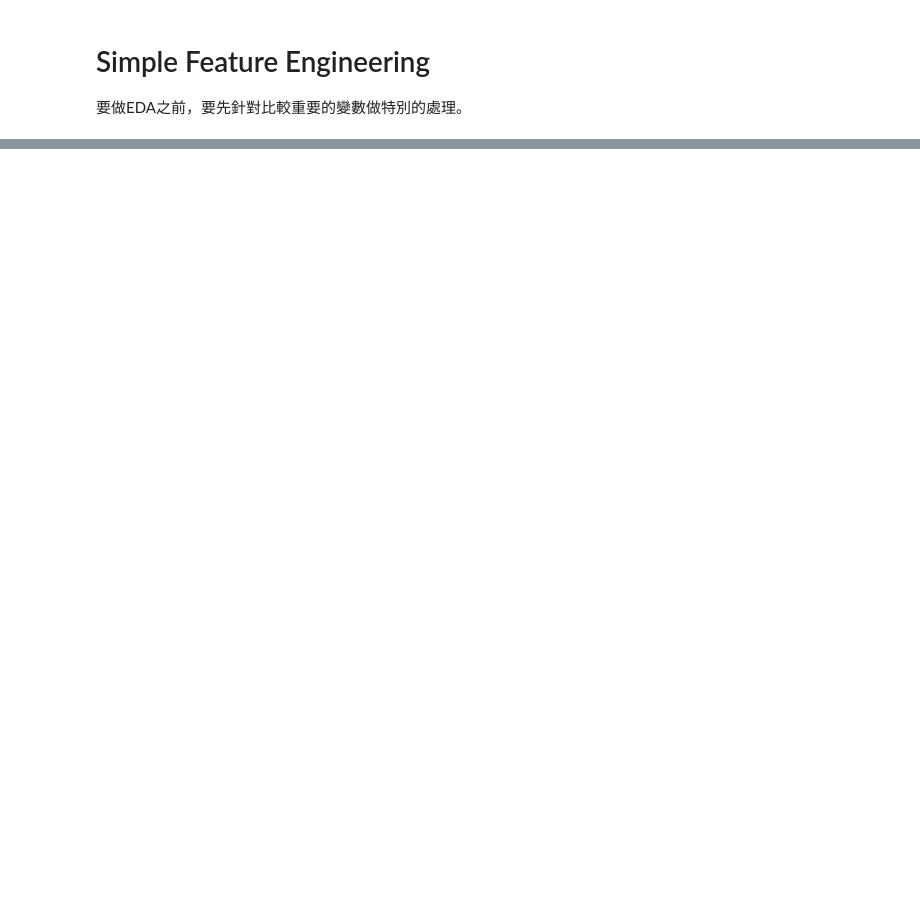
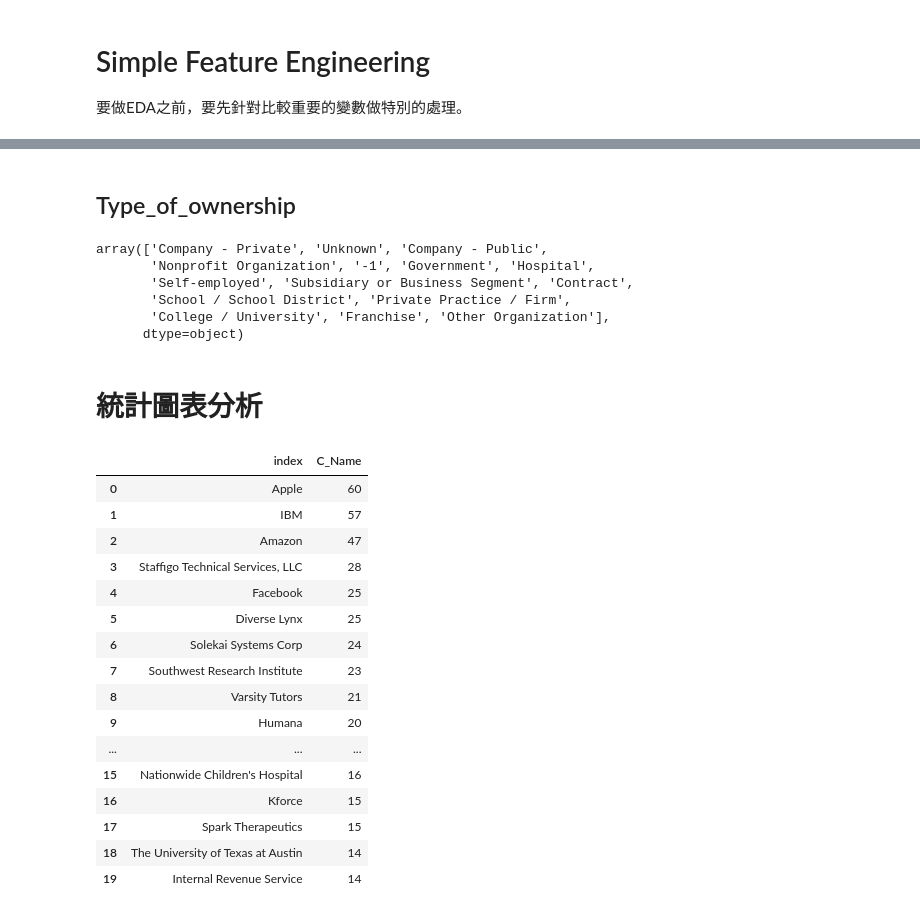
Before and after one commit to SCWangAllen/Interview_work, a Jupyter notebook: Q2_DataCleaning.ipynb, the cells around one changed output, grey strips where cells are left out. Drawn from its saved outputs; the diff is of its cells as text; code cells hidden in the pictures; blank space fills up the shorter version.

```diff
--- a/Q2_DataCleaning.ipynb
+++ b/Q2_DataCleaning.ipynb
@@ -128,0 +212,5 @@ df_final[['Salary_cond','Salary_Estimate']]
+# %%
+df_final['Location_City'] = df_final['Location'].apply(lambda city: get_location(city)[0])
+df_final['Location_State'] = df_final['Location'].apply(lambda state: get_location(state)[0])
+df_final['Headquarters_City'] = df_final['Headquarters'].apply(lambda city: get_headquarter(city)[0])
+df_final['Headquarters_State'] = df_final['Headquarters'].apply(lambda state: get_headquarter(state)[0])
@@ -128,0 +223,18 @@ df_final[['Salary_cond','Salary_Estimate']]
+# %%
+def format_job(strs: str):
+    """
+    將Job_title裡面的字串做處理，返回一個list
+    日後若想再對其做進一步處理，寫成function會比較方便。
+    :param strs: Job_title裡面的string
+    :type strs: str
+    :return: list of string
+    :rtype: list
+    """
+    strs = strs.split(',')
+    strs=strs[0]
+    if len(strs)>25:
+        strs=strs[0:25]
+
+    return strs
+# %%
+df_final['Job_Title_real'] = df_final['Job_Title'].apply(lambda title: format_job(title))
@@ -128,0 +330,3 @@ df_final[['Salary_cond','Salary_Estimate']]
+# %%
+df_final['Revenue_top']=df_final['Revenue'].apply(lambda revenue:revenue_format(revenue)[1])
+df_final['Revenue_down']=df_final['Revenue'].apply(lambda revenue:revenue_format(revenue)[0])
@@ -128,0 +389,34 @@ df_final[['Salary_cond','Salary_Estimate']]
+# %% [markdown]
+## Type_of_ownership
+# %%
+df_final.Type_of_ownership.unique()
+# %% [output]
+array(['Company - Private', 'Unknown', 'Company - Public',
+       'Nonprofit Organization', '-1', 'Government', 'Hospital',
+       'Self-employed', 'Subsidiary or Business Segment', 'Contract',
+       'School / School District', 'Private Practice / Firm',
+       'College / University', 'Franchise', 'Other Organization'],
+      dtype=object)
+# %% [markdown]
+# 統計圖表分析
+# %%
+Top_jobs_counts=df_final.C_Name.value_counts().sort_values(ascending=False).head(20).reset_index()
+Top_jobs_counts
+# %% [output]
+|  | index | C_Name |
+| 0 | Apple | 60 |
+| 1 | IBM | 57 |
+| 2 | Amazon | 47 |
+| 3 | Staffigo Technical Services, LLC | 28 |
+| 4 | Facebook | 25 |
+| 5 | Diverse Lynx | 25 |
+| 6 | Solekai Systems Corp | 24 |
+| 7 | Southwest Research Institute | 23 |
+| 8 | Varsity Tutors | 21 |
+| 9 | Humana | 20 |
+| ... | ... | ... |
+| 15 | Nationwide Children's Hospital | 16 |
+| 16 | Kforce | 15 |
+| 17 | Spark Therapeutics | 15 |
+| 18 | The University of Texas at Austin | 14 |
+| 19 | Internal Revenue Service | 14 |
```
Also changed, not shown: parts of 41 cells of this notebook.
